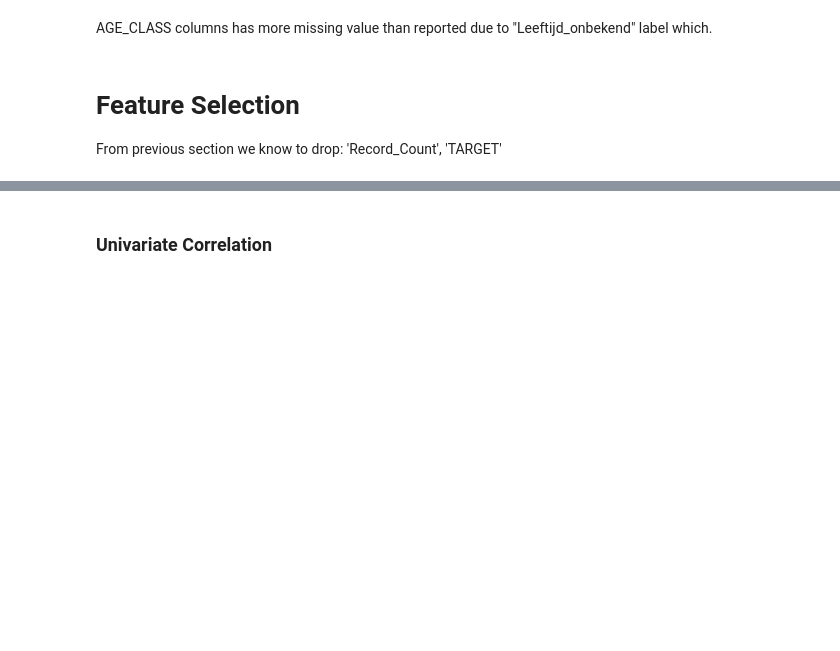
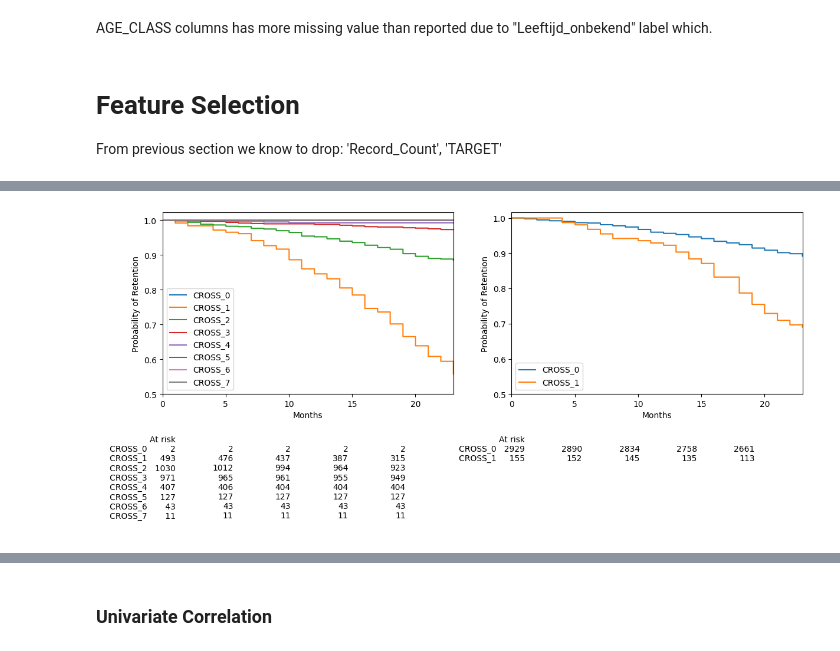
Before and after one commit to Senejohnny/ml, a Jupyter notebook: Notebooks/ABN_AMRO/churn_prediction.ipynb, the cells around one changed output, grey strips where cells are left out. Drawn from its saved outputs; the diff is of its cells as text; code cells hidden in the pictures; blank space fills up the shorter version.

```diff
--- a/Notebooks/ABN_AMRO/churn_prediction.ipynb
+++ b/Notebooks/ABN_AMRO/churn_prediction.ipynb
@@ -100,0 +244,7 @@ From previous section we know to drop: 'Record_Count', 'TARGET'
+# %%
+fig, ax = plt.subplots(1,2, figsize=(14, 4))
+plot_km_churn_risk(df_train, 'CROSS_SELL_SCORE', ax=ax[0], estimator=KaplanMeierFitter, at_risk=True)
+plot_km_churn_risk(df_train, 'CROSS_SELL_SCORE_CHANGED', ax=ax[1], estimator=KaplanMeierFitter, at_risk=True)
+# CROSS_SELL_SCORE_1, CROSS_SELL_SCORE_CHANGED
+# %% [output]
+[figure, added]
```
Also changed, not shown: parts of 70 cells of this notebook, 4 other files.
